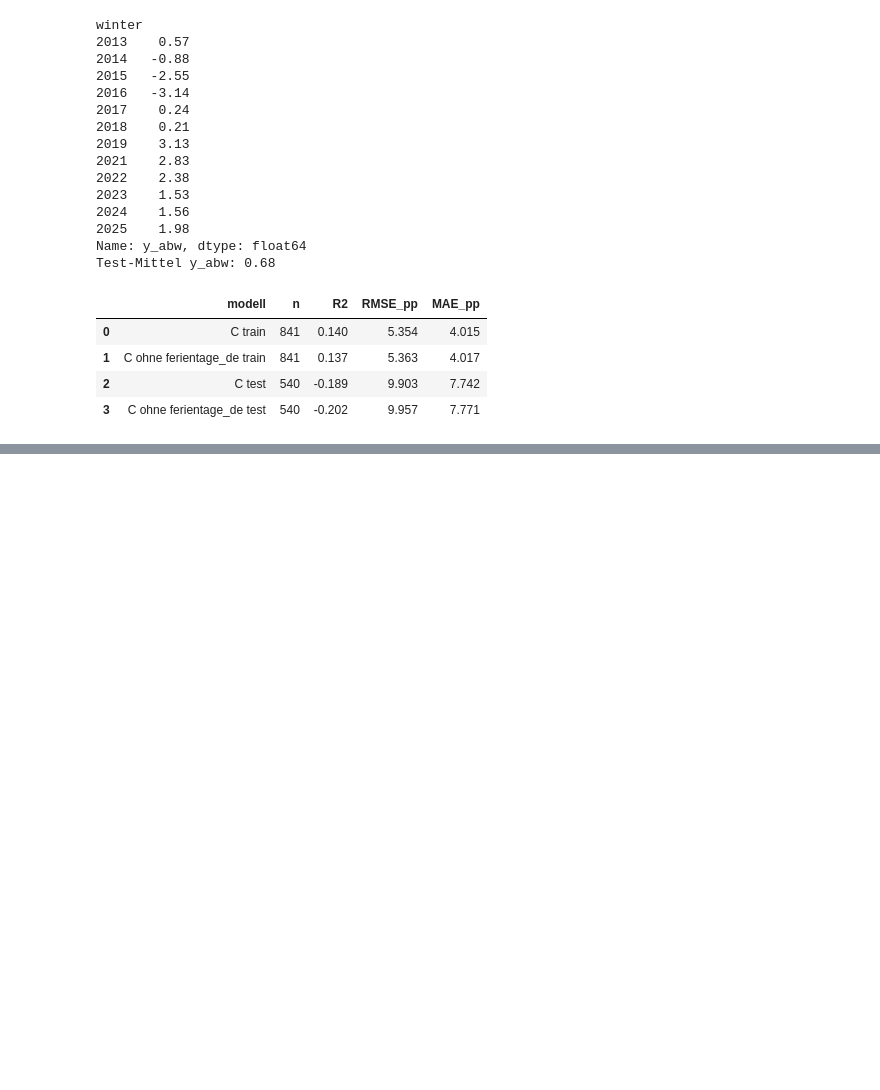
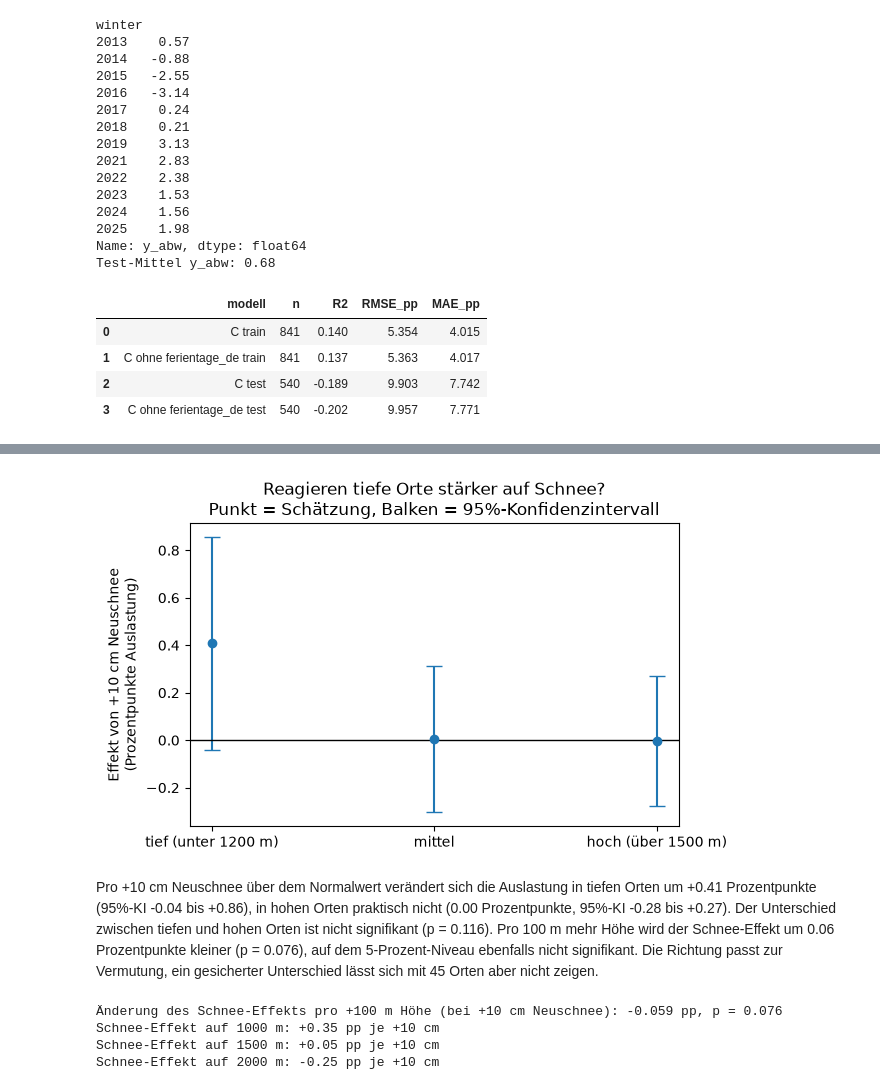
Before and after one commit to aakset/wintertourismus-schnee, a Jupyter notebook: notebooks/05_modell.ipynb, the cells around one changed output, grey strips where cells are left out. Cells and saved outputs as stored; diff of their text form; code cells hidden in the pictures; blank space fills up the shorter version.

```diff
--- a/notebooks/05_modell.ipynb
+++ b/notebooks/05_modell.ipynb
@@ -268,0 +271,27 @@ pd.DataFrame([kennzahlen(mod_c, train_k, "C train"), kennzahlen(mod_c2, train_k,
+# %%
+namen = list(mod_c.params.index)
+k_basis = "schnee_abw"
+k_mit   = "schnee_abw:C(hoehenklasse, Treatment('hoch'))[T.mittel]"
+k_tief  = "schnee_abw:C(hoehenklasse, Treatment('hoch'))[T.tief]"
+
+def kontrast(*terme):
+    v = np.zeros(len(namen))
+    for t in terme:
+        v[namen.index(t)] = 1
+    return v
+
+zeilen = []
+for klasse, terme in [("tief", [k_basis, k_tief]), ("mittel", [k_basis, k_mit]), ("hoch", [k_basis])]:
+    tt = mod_c.t_test(kontrast(*terme))
+    lo, hi = np.squeeze(tt.conf_int(alpha=0.05))
+    zeilen.append({"klasse": klasse,
+                   "effekt_pp_je_10cm": 10 * float(np.squeeze(tt.effect)),
+                   "ki_unten": 10 * lo, "ki_oben": 10 * hi,
+                   "p": float(np.squeeze(tt.pvalue))})
+eff = pd.DataFrame(zeilen).set_index("klasse")
+print(eff.round(3))
+for k, r in eff.iterrows():
+    print(f"{k:<7} +10 cm Neuschnee über Normal -> {r['effekt_pp_je_10cm']:+.2f} Prozentpunkte "
+          f"(95%-KI {r['ki_unten']:+.2f} bis {r['ki_oben']:+.2f})")
+
+print(mod_c.pvalues.filter(like="schnee_abw:"))     # Ist der Unterschied zu hoch signifikant?
@@ -268,0 +310,33 @@ pd.DataFrame([kennzahlen(mod_c, train_k, "C train"), kennzahlen(mod_c2, train_k,
+# %%
+import matplotlib.pyplot as plt
+
+reihenfolge = ["tief", "mittel", "hoch"]
+labels = {"tief": "tief (unter 1200 m)", "mittel": "mittel", "hoch": "hoch (über 1500 m)"}
+e = eff.loc[reihenfolge]
+
+fig, ax = plt.subplots(figsize=(6.5, 4))
+ax.errorbar([labels[k] for k in reihenfolge], e["effekt_pp_je_10cm"],
+            yerr=[e["effekt_pp_je_10cm"] - e["ki_unten"], e["ki_oben"] - e["effekt_pp_je_10cm"]],
+            fmt="o", capsize=6)
+ax.axhline(0, color="black", lw=1)
+ax.set_ylabel("Effekt von +10 cm Neuschnee\n(Prozentpunkte Auslastung)")
+ax.set_title("Reagieren tiefe Orte stärker auf Schnee?\nPunkt = Schätzung, Balken = 95%-Konfidenzintervall")
+plt.tight_layout(); plt.savefig("../figures/schnee_effekt_hoehe.png", dpi=150); plt.show()
+# %% [output]
+[figure, added]
+# %% [markdown]
+Pro +10 cm Neuschnee über dem Normalwert verändert sich die Auslastung in tiefen Orten um +0.41 Prozentpunkte (95%-KI -0.04 bis +0.86), in hohen Orten praktisch nicht (0.00 Prozentpunkte, 95%-KI -0.28 bis +0.27). Der Unterschied zwischen tiefen und hohen Orten ist nicht signifikant (p = 0.116). Pro 100 m mehr Höhe wird der Schnee-Effekt um 0.06 Prozentpunkte kleiner (p = 0.076), auf dem 5-Prozent-Niveau ebenfalls nicht signifikant. Die Richtung passt zur Vermutung, ein gesicherter Unterschied lässt sich mit 45 Orten aber nicht zeigen.
+# %%
+d = train_k.assign(hoehe_100=train_k["hoehe_m"] / 100)
+mod_h = smf.ols(f"y_abw ~ schnee_abw * hoehe_100 + temp_abw + C(monat) + ostern_im_monat + {zusatz}", data=d).fit()
+
+k = "schnee_abw:hoehe_100"
+print(f"Änderung des Schnee-Effekts pro +100 m Höhe (bei +10 cm Neuschnee): "
+      f"{10 * mod_h.params[k]:+.3f} pp, p = {mod_h.pvalues[k]:.3f}")
+for h in (1000, 1500, 2000):
+    print(f"Schnee-Effekt auf {h} m: {10 * (mod_h.params['schnee_abw'] + mod_h.params[k] * h / 100):+.2f} pp je +10 cm")
+# %% [output]
+Änderung des Schnee-Effekts pro +100 m Höhe (bei +10 cm Neuschnee): -0.059 pp, p = 0.076
+Schnee-Effekt auf 1000 m: +0.35 pp je +10 cm
+Schnee-Effekt auf 1500 m: +0.05 pp je +10 cm
+Schnee-Effekt auf 2000 m: -0.25 pp je +10 cm
```
Also changed, not shown: parts of 5 cells of this notebook, 1 other file.
